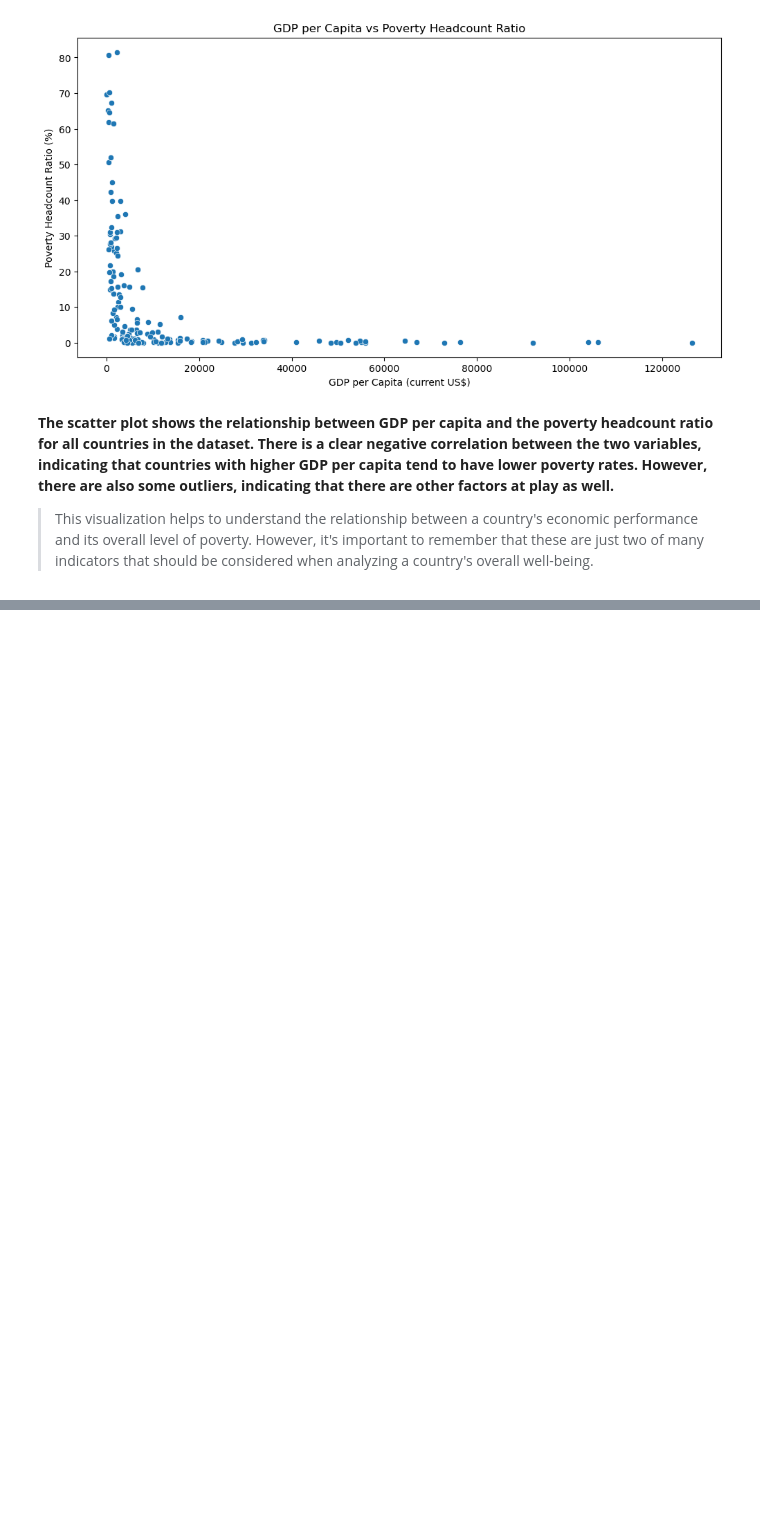
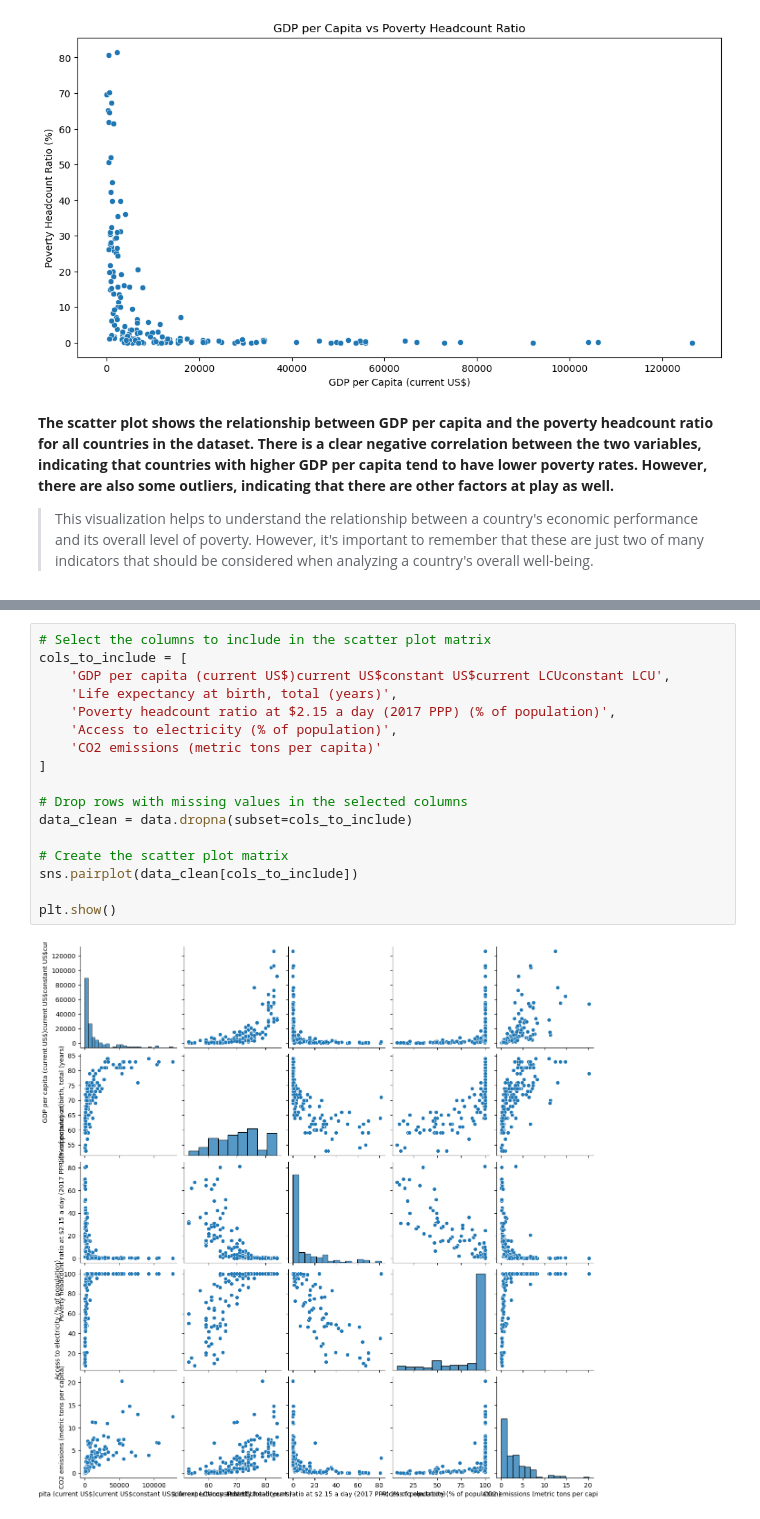
Before and after one commit to raj-rajat/All-Countries-and-their-Economies, a Jupyter notebook: all-countries-and-their-economies.ipynb, the cells around one changed output, grey strips where cells are left out. Cells and saved outputs as stored; diff of their text form; blank space fills up the shorter version.

```diff
--- a/all-countries-and-their-economies.ipynb
+++ b/all-countries-and-their-economies.ipynb
@@ -436,0 +533,19 @@ plt.show()
+# %%
+# Select the columns to include in the scatter plot matrix
+cols_to_include = [
+    'GDP per capita (current US$)current US$constant US$current LCUconstant LCU',
+    'Life expectancy at birth, total (years)',
+    'Poverty headcount ratio at $2.15 a day (2017 PPP) (% of population)',
+    'Access to electricity (% of population)',
+    'CO2 emissions (metric tons per capita)'
+]
+
+# Drop rows with missing values in the selected columns
+data_clean = data.dropna(subset=cols_to_include)
+
+# Create the scatter plot matrix
+sns.pairplot(data_clean[cols_to_include])
+
+plt.show()
+# %% [output]
+[figure, added]
```
Also changed, not shown: parts of 13 cells of this notebook.
